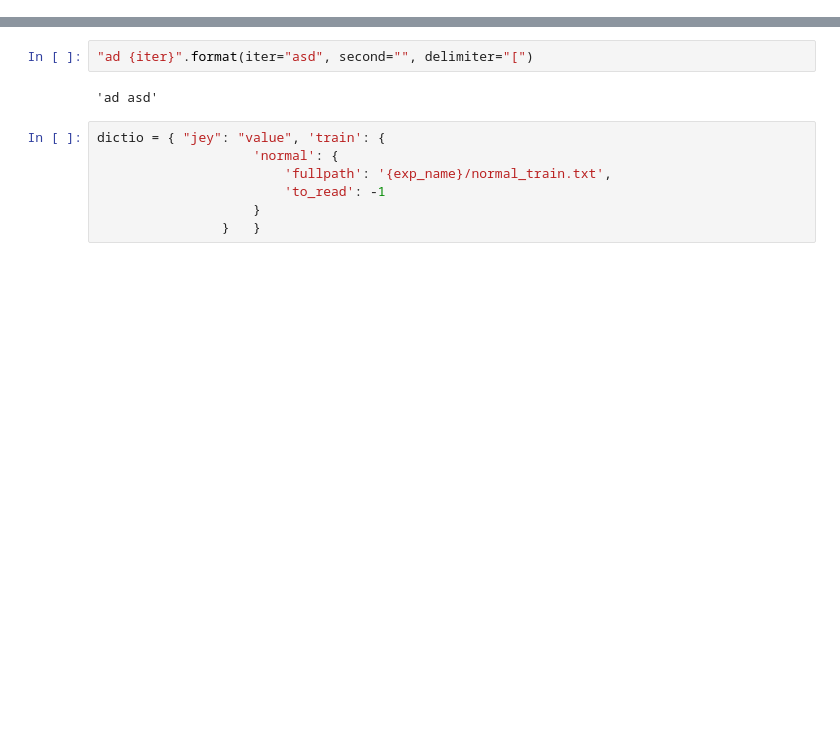
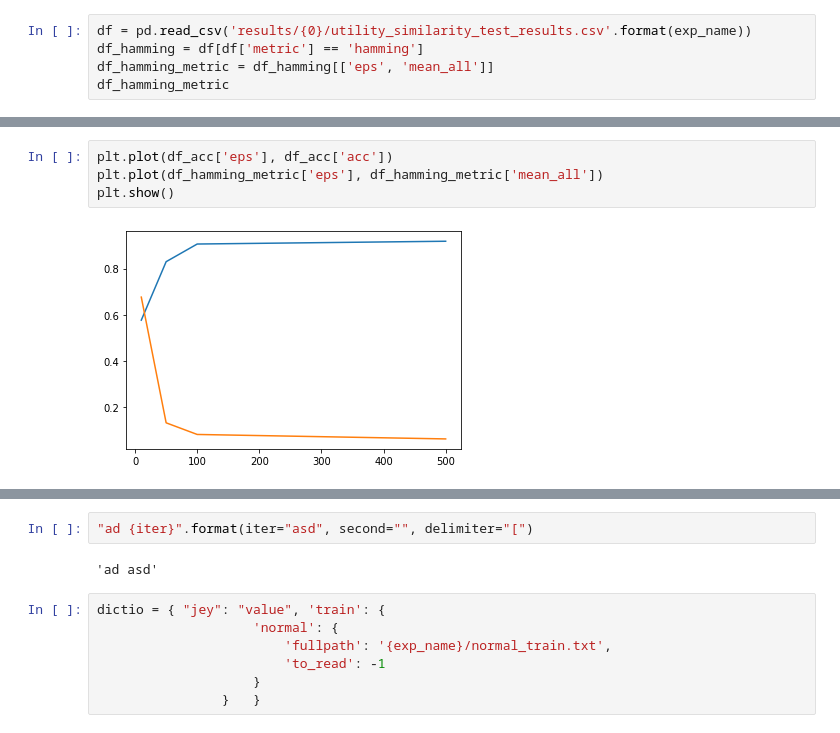
Before and after one commit to ramiroviszan/dp-gem, a Jupyter notebook: tests.ipynb, the cells around one changed output, grey strips where cells are left out. Saved outputs shown, nothing was run; the diff lists cells and outputs as text; blank space fills up the shorter version.

Commit message:
Data similarity

```diff
--- a/tests.ipynb
+++ b/tests.ipynb
@@ -62,0 +47,5 @@ df
+# %%
+df = pd.read_csv('results/{0}/utility_similarity_test_results.csv'.format(exp_name))
+df_hamming = df[df['metric'] == 'hamming']
+df_hamming_metric = df_hamming[['eps', 'mean_all']]
+df_hamming_metric
@@ -62,0 +58,6 @@ df
+# %%
+plt.plot(df_acc['eps'], df_acc['acc'])
+plt.plot(df_hamming_metric['eps'], df_hamming_metric['mean_all'])
+plt.show()
+# %% [output]
+[figure, added]
```
Also changed, not shown: parts of 41 cells of this notebook, 19 other files.
